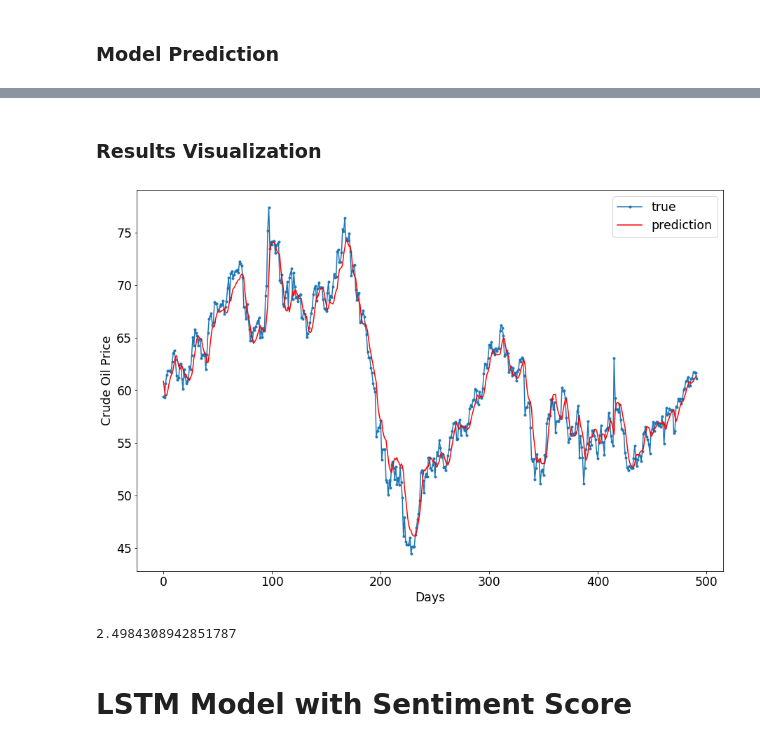
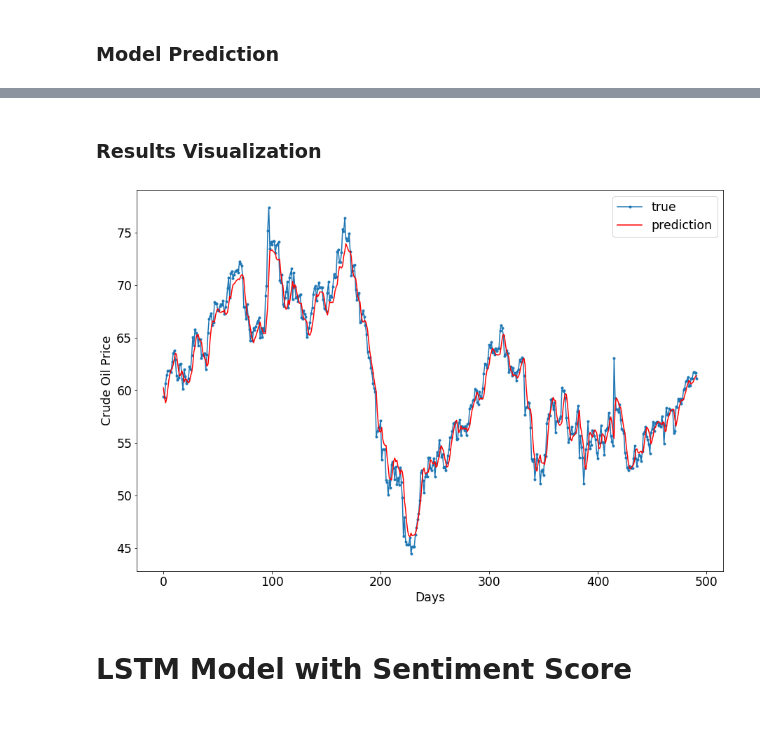
Before and after one commit to Shiqi-Wang-1999/Research_Project_PHAS0077, a Jupyter notebook: Research_Project_Shiqi_Wang.ipynb, the cells around one changed output, grey strips where cells are left out. Drawn from its saved outputs; the diff is of its cells as text; code cells hidden in the pictures.

```diff
--- a/Research_Project_Shiqi_Wang.ipynb
+++ b/Research_Project_Shiqi_Wang.ipynb
@@ -174,9 +265,34 @@ plt.legend()
 # %% [markdown]
 ### Model Prediction
 # %%
-y_pred = model.predict(X_test)
-
 # Inverse normalisation of data
 y_test_inv = dcoilwtico_transformer.inverse_transform(y_test.reshape(1, -1))
-y_pred_inv = dcoilwtico_transformer.inverse_transform(y_pred)
+
+# # model 1
+y_pred11 = model_1_1.predict(X_test)
+MSE11 = MSE(y_test_inv, y_pred11)
+
+# # model 2
+y_pred12 = model_1_2.predict(X_test)
+MSE12 = MSE(y_test_inv, y_pred12)
+
+
+# # model 3
+y_pred13 = model_1_3.predict(X_test)
+MSE13 = MSE(y_test_inv, y_pred13)
+
+# # model 4
+y_pred21 = model_2_1.predict(X_test)
+MSE21 = MSE(y_test_inv, y_pred21)
+
+# model 5
+y_pred22 = model_2_2.predict(X_test)
+MSE22 = MSE(y_test_inv, y_pred22)
+
+# # model 6
+y_pred23 = model_2_3.predict(X_test)
+MSE23 = MSE(y_test_inv, y_pred23)
+
+
+display(MSE11, MSE12, MSE13, MSE21, MSE22, MSE23)
 # %% [output]
@@ -184,19 +311,9 @@ y_pred_inv = dcoilwtico_transformer.inverse_transform(y_pred)
-# %% [markdown]
-### Results Visualization
-# %%
-plt.plot(y_test_inv.flatten(), marker='.', label="true")
-plt.plot(y_pred_inv.flatten(), 'r', label="prediction")
-plt.ylabel('Crude Oil Price')
-plt.xlabel('Days')
-plt.legend()
-plt.show()
-# %% [output]
-[figure, removed]
-# %%
-MSE = np.sum((y_test_inv.flatten()-y_pred_inv.flatten()) ** 2)/y_test_inv.shape[1]
-MSE
-# %% [output]
-2.4984308942851787
+# %% [markdown]
+### Results Visualization
+# %%
+predict_results_plot(dcoilwtico_transformer, y_pred22, y_test_inv)
+# %% [output]
+[figure, added]
 # %% [markdown]
 # LSTM Model with Sentiment Score
 # %% [markdown]
```
Also changed, not shown: parts of 54 cells of this notebook.
